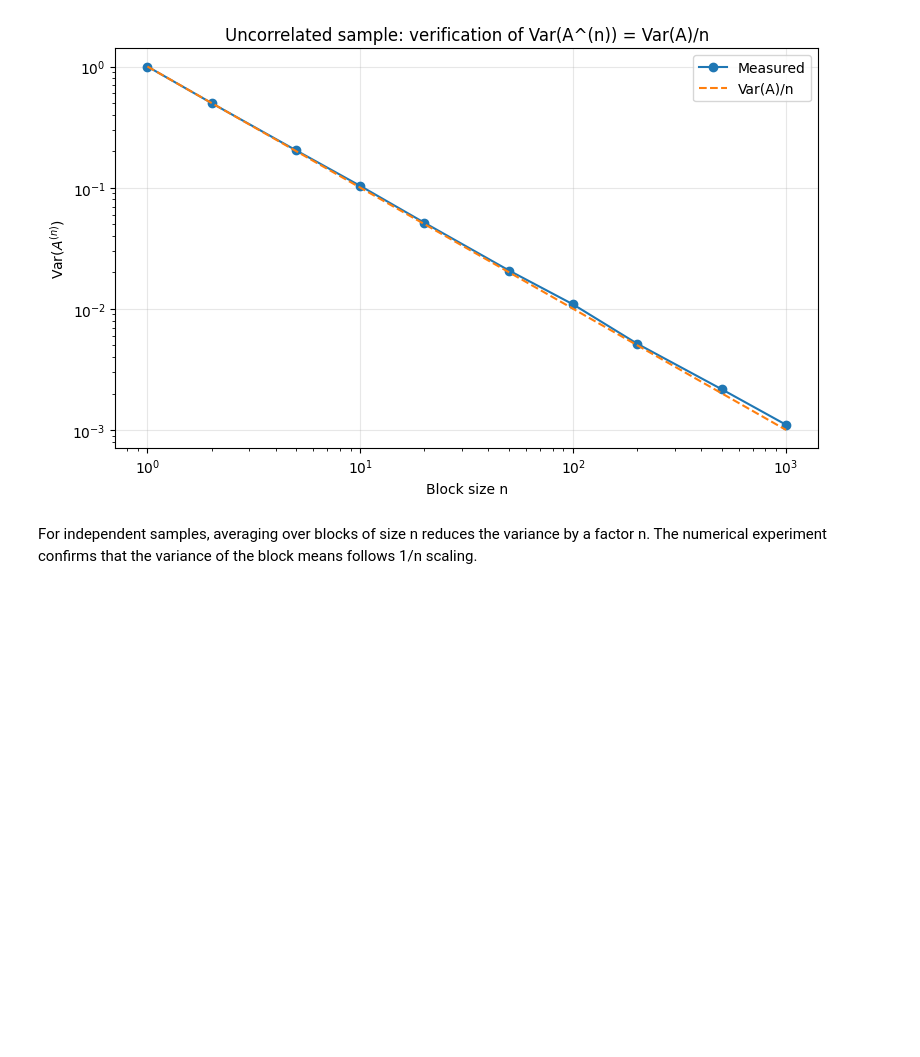
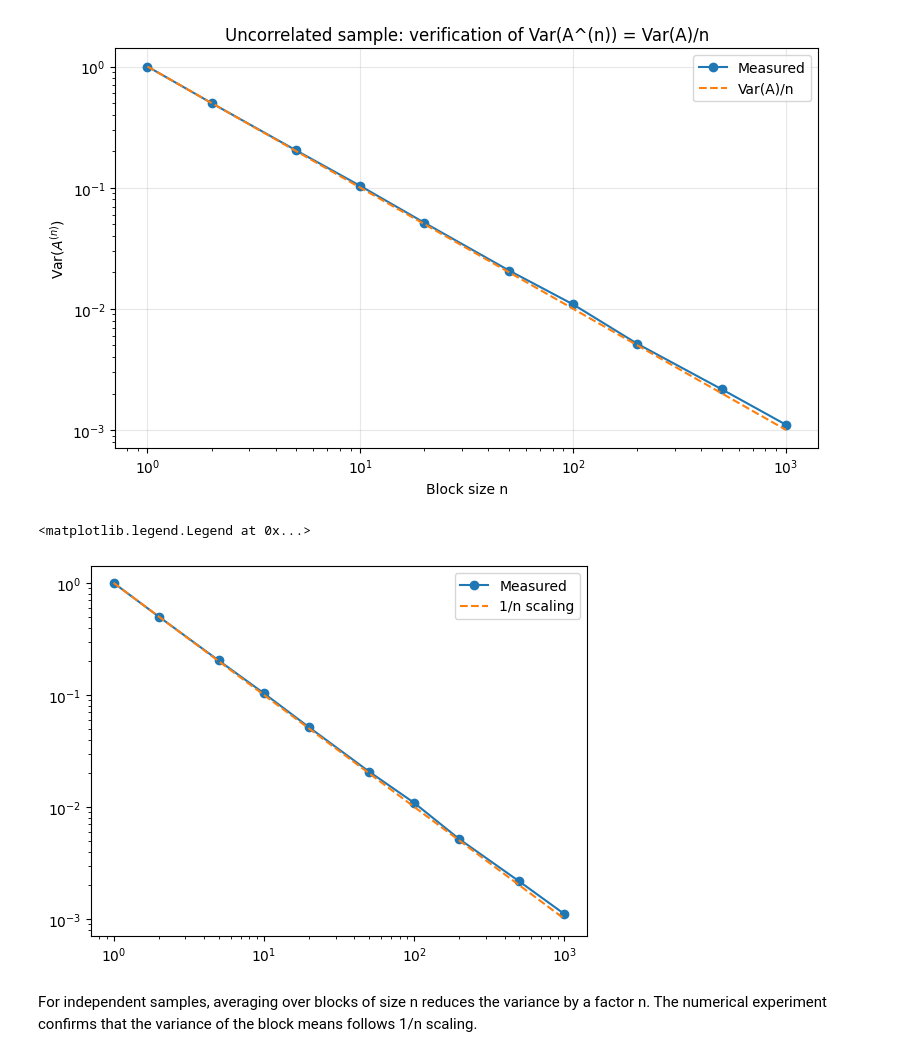
Before and after one commit to ShahYusufSafi/Adv-Comp-Science, a Jupyter notebook: A2/Results.ipynb, the cells around one changed output. Drawn from its saved outputs; the diff is of its cells as text; code cells hidden in the pictures; blank space fills up the shorter version.

```diff
--- a/A2/Results.ipynb
+++ b/A2/Results.ipynb
@@ -184,6 +184,13 @@ plt.tight_layout()
 plt.savefig("part_a_uncorrelated_demo.png", dpi=150)
 # %% [output]
 [figure]
+# %%
+plt.loglog(block_sizes, var_block_means, 'o-', label='Measured')
+plt.loglog(block_sizes, var_A / block_sizes, '--', label='1/n scaling')
+plt.legend()
+# %% [output]
+<matplotlib.legend.Legend at 0x...>
+[figure, added]
 # %% [markdown]
 For independent samples, averaging over blocks of size n reduces the variance by a factor n. The numerical experiment confirms that the variance of the block means follows 1/n scaling.
 # %% [markdown]
```
Also changed, not shown: parts of 4 cells of this notebook, 6 other files.
